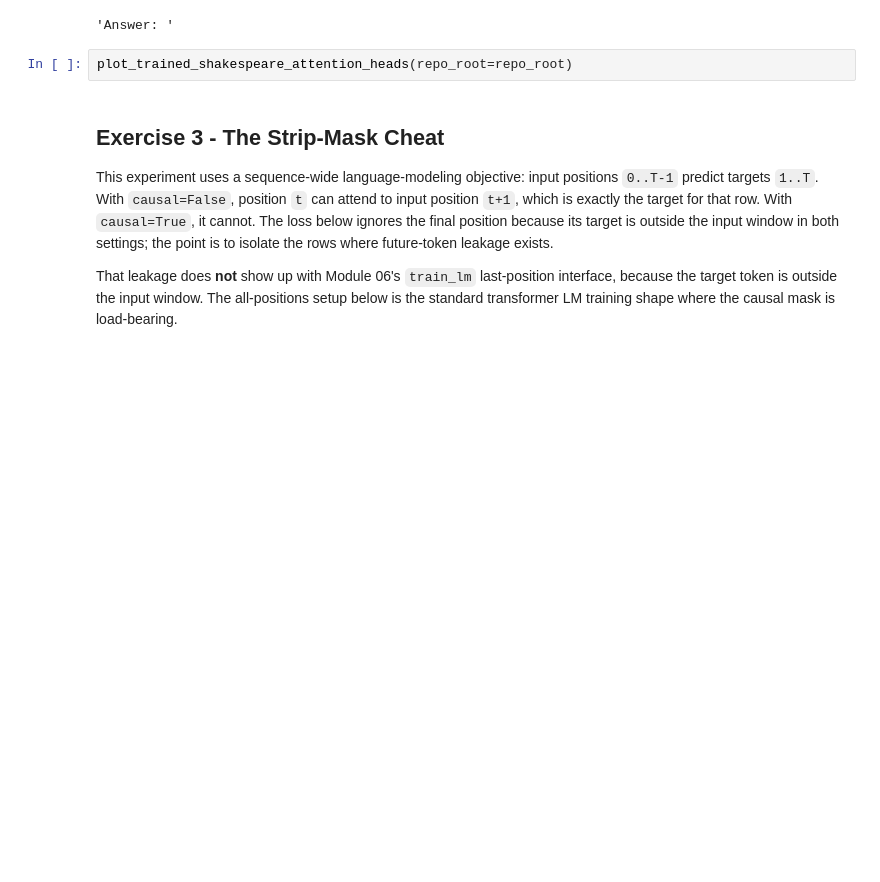
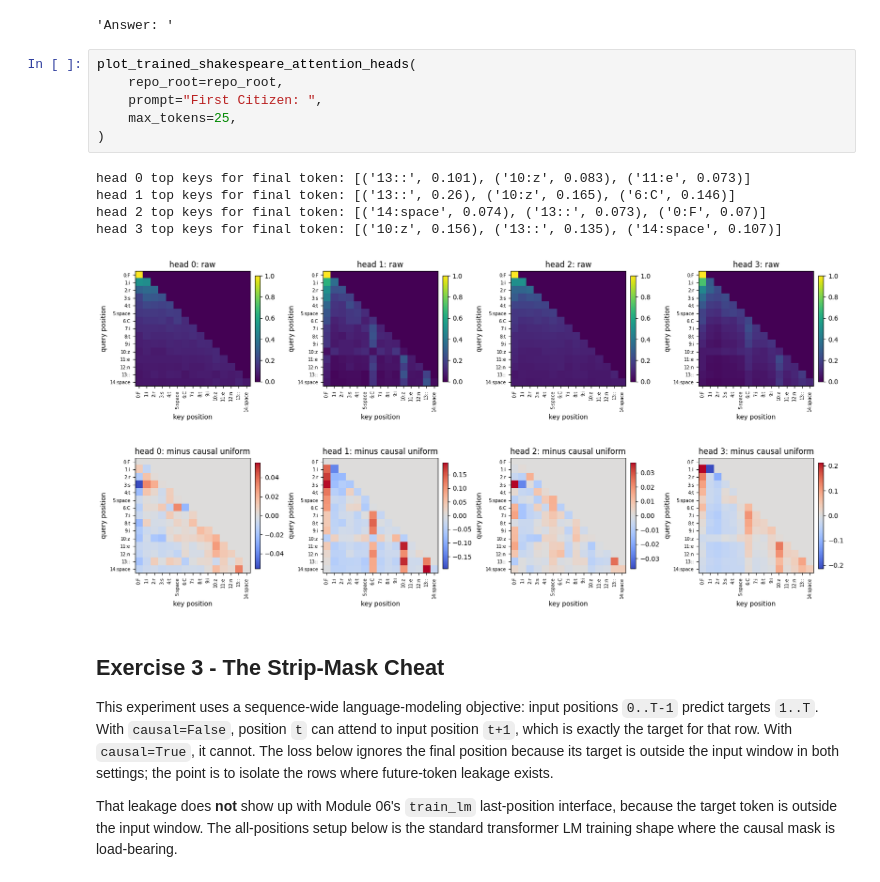
Before and after one commit to Mister-Meeseeks/g2c, a Jupyter notebook: notebooks/solutions/07-attention.ipynb, the cells around one changed output. Cells and saved outputs as stored; diff of their text form; blank space fills up the shorter version.

```diff
--- a/notebooks/solutions/07-attention.ipynb
+++ b/notebooks/solutions/07-attention.ipynb
@@ -169,7 +191,17 @@ This is optional and safely skips if no artifact exists yet. Do not expect clean
 # %% [output]
 'Answer: '
 # %%
-plot_trained_shakespeare_attention_heads(repo_root=repo_root)
+plot_trained_shakespeare_attention_heads(
+    repo_root=repo_root,
+    prompt="First Citizen: ",
+    max_tokens=25,
+)
+# %% [output]
+head 0 top keys for final token: [('13::', 0.101), ('10:z', 0.083), ('11:e', 0.073)]
+head 1 top keys for final token: [('13::', 0.26), ('10:z', 0.165), ('6:C', 0.146)]
+head 2 top keys for final token: [('14:space', 0.074), ('13::', 0.073), ('0:F', 0.07)]
+head 3 top keys for final token: [('10:z', 0.156), ('13::', 0.135), ('14:space', 0.107)]
+[figure, added]
 # %% [markdown]
 ## Exercise 3 - The Strip-Mask Cheat
 
```
Also changed, not shown: parts of 11 cells of this notebook, 23 other files.
